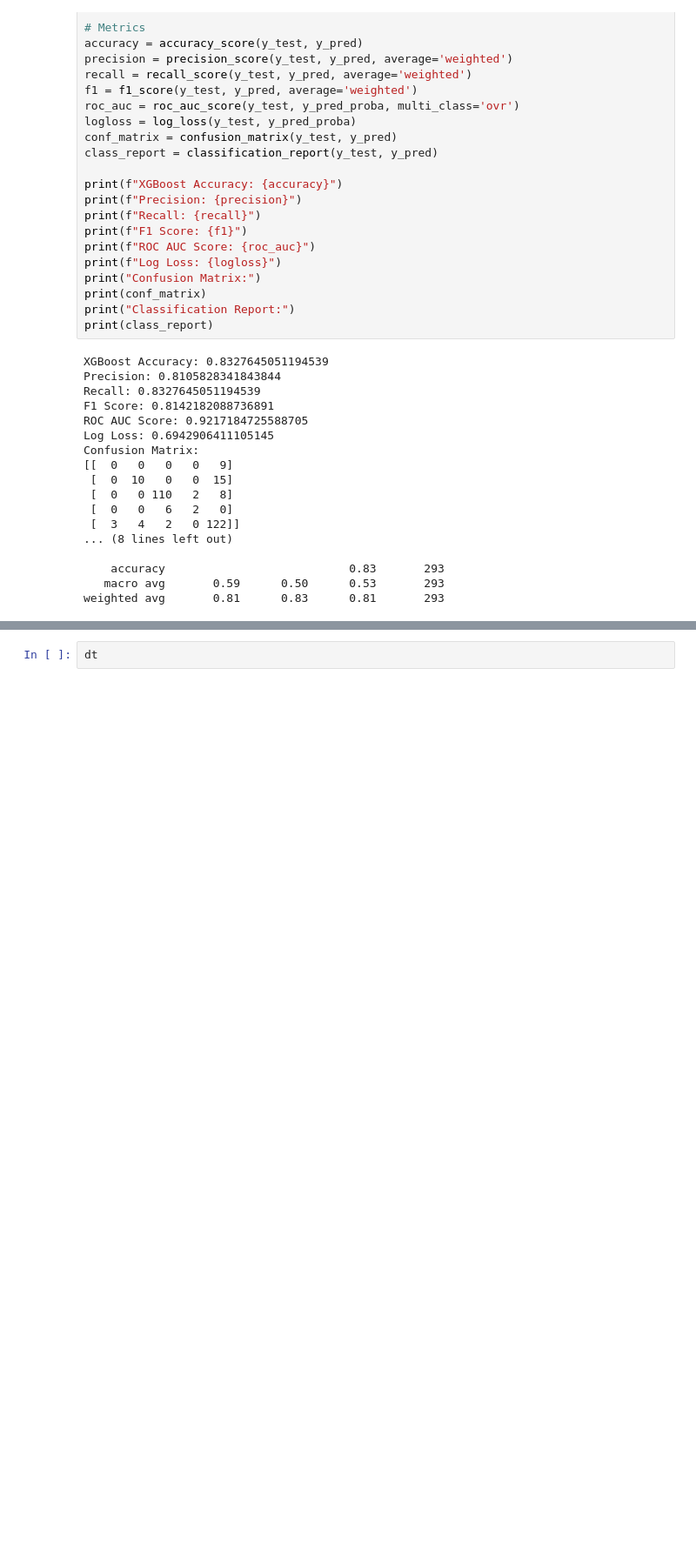
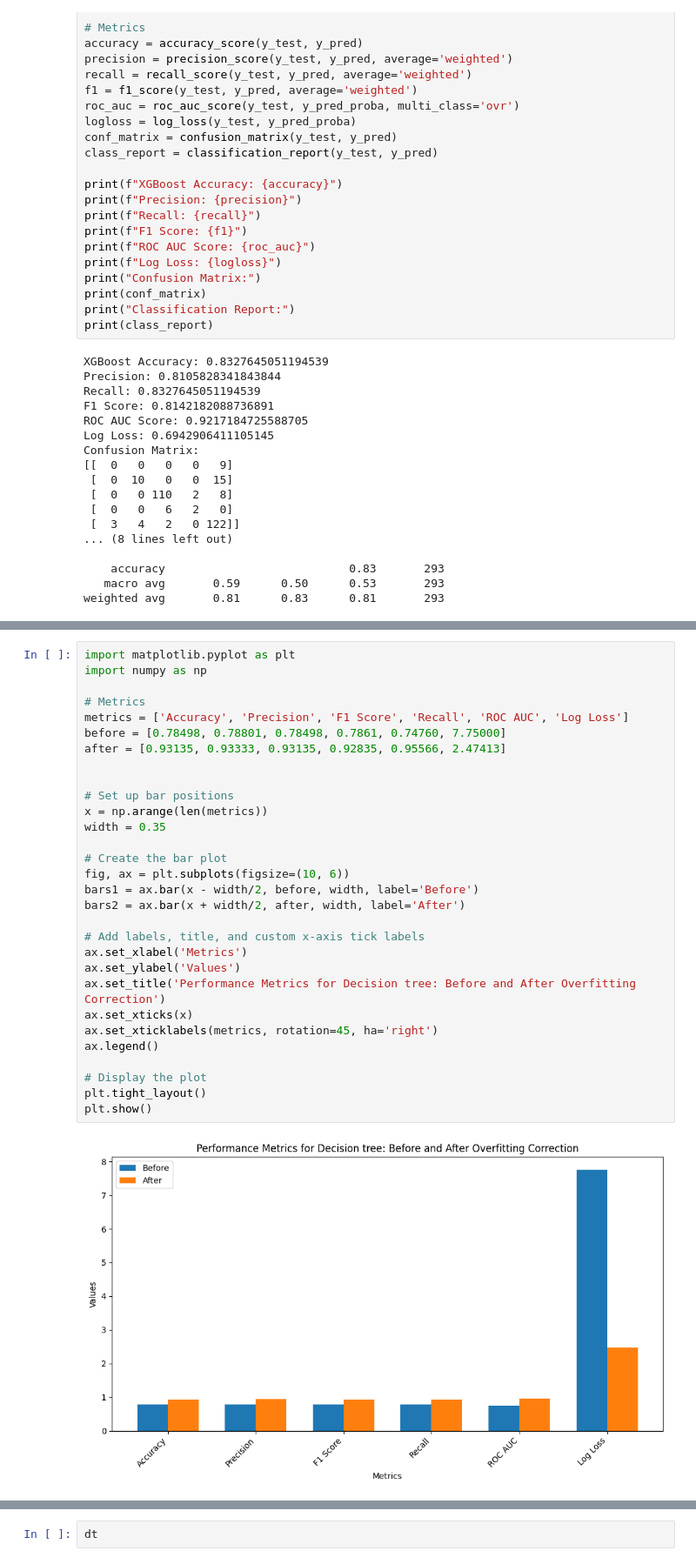
Before and after one commit to RoshiniGunasekaran/ML_Project, a Jupyter notebook: project/models/mlproject.ipynb, the cells around one changed output, grey strips where cells are left out. Shown at 87% size. Saved outputs shown, nothing was run; the diff lists cells and outputs as text; blank space fills up the shorter version.

```diff
--- a/project/models/mlproject.ipynb
+++ b/project/models/mlproject.ipynb
@@ -467,0 +509,32 @@ Passing `palette` without assigning `hue` is deprecated and will be removed in v
+# %%
+import matplotlib.pyplot as plt
+import numpy as np
+
+# Metrics
+metrics = ['Accuracy', 'Precision', 'F1 Score', 'Recall', 'ROC AUC', 'Log Loss']
+before = [0.78498, 0.78801, 0.78498, 0.7861, 0.74760, 7.75000]
+after = [0.93135, 0.93333, 0.93135, 0.92835, 0.95566, 2.47413]
+
+
+# Set up bar positions
+x = np.arange(len(metrics))
+width = 0.35
+
+# Create the bar plot
+fig, ax = plt.subplots(figsize=(10, 6))
+bars1 = ax.bar(x - width/2, before, width, label='Before')
+bars2 = ax.bar(x + width/2, after, width, label='After')
+
+# Add labels, title, and custom x-axis tick labels
+ax.set_xlabel('Metrics')
+ax.set_ylabel('Values')
+ax.set_title('Performance Metrics for Decision tree: Before and After Overfitting Correction')
+ax.set_xticks(x)
+ax.set_xticklabels(metrics, rotation=45, ha='right')
+ax.legend()
+
+# Display the plot
+plt.tight_layout()
+plt.show()
+# %% [output]
+[figure, added]
```
Also changed, not shown: parts of 28 cells of this notebook, 25 other files.
